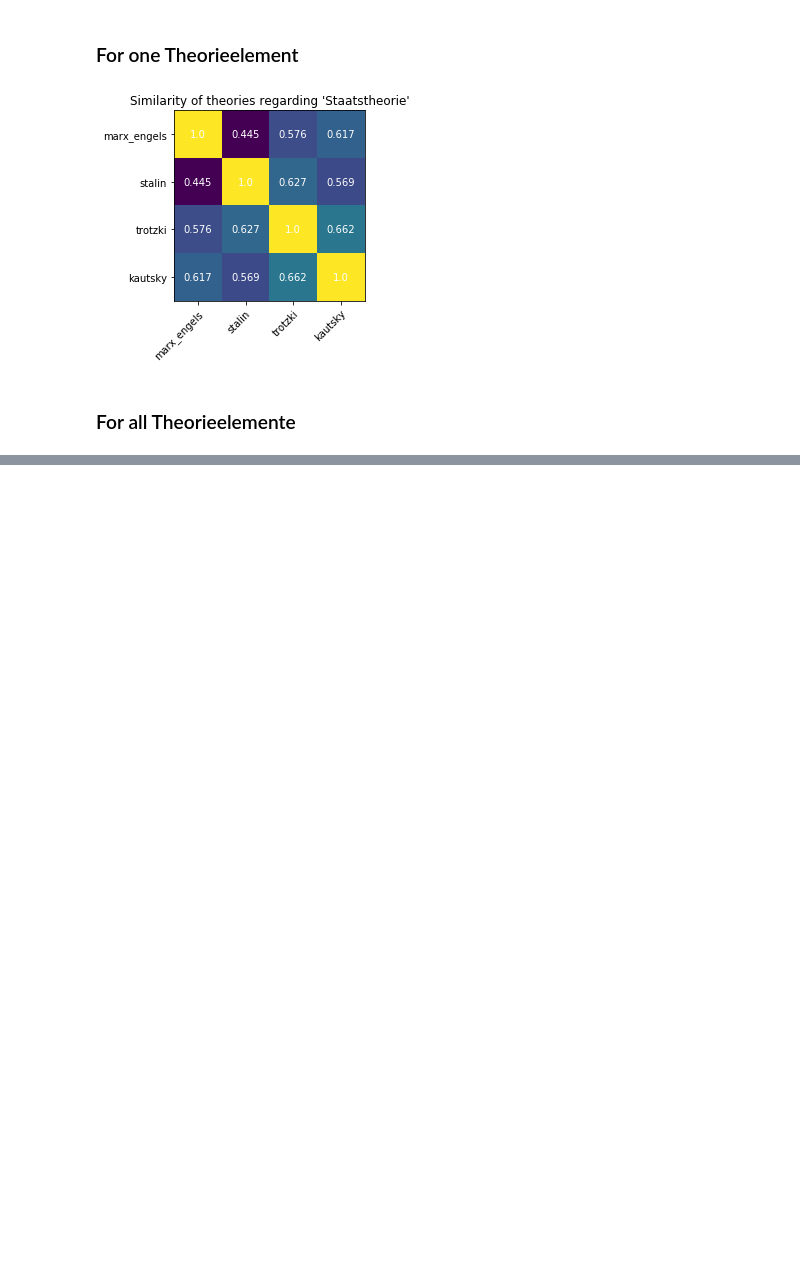
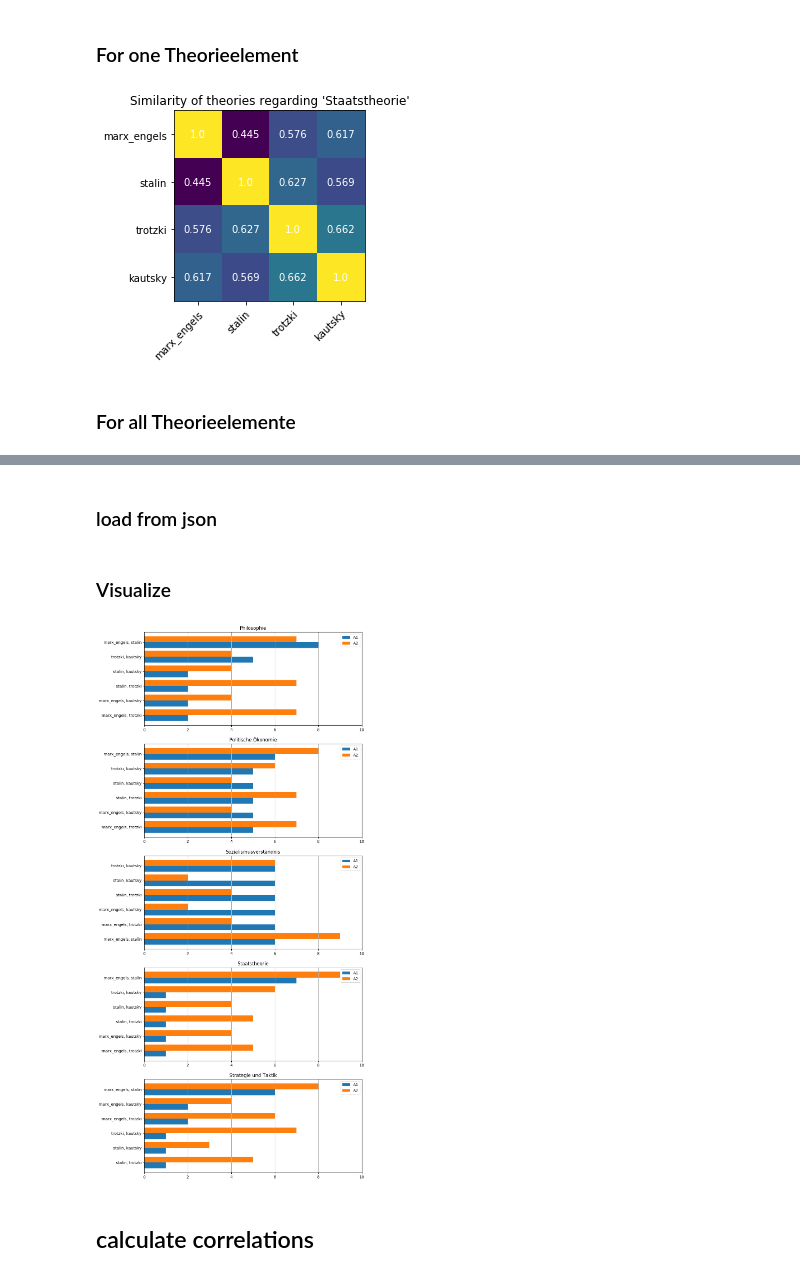
Before and after one commit to heinp/germarxcor, a Jupyter notebook: code/theory_embeddings.ipynb, the cells around one changed output, grey strips where cells are left out. Cells and saved outputs as stored; diff of their text form; code cells hidden in the pictures; blank space fills up the shorter version.

Commit message:
ground structure for everything

```diff
--- a/code/theory_embeddings.ipynb
+++ b/code/theory_embeddings.ipynb
@@ -248,0 +358,14 @@ WARNING! 'bündnis_n' not in vocabulary of bernstein!
+# %%
+def getID(name):
+    name = name.lower()
+    if name == "marx/engels":
+        name = "marx_engels"
+    return name
+# %%
+def get_cat(quest):
+    trans = {"... ihrer Sozialismusvorstellungen?": "Sozialismusverständnis",
+             "... ihrer ontologischen und epistemologischen Vorstellungen?": "Philosophie",
+             "... ihres Verständnisses der politischen Ökonomie?": "Politische Ökonomie",
+             "... ihrer Vorstellung von Strategie und Taktik?": "Strategie und Taktik",
+             "... ihrer Staatstheorie?": "Staatstheorie"}
+    return trans[quest]
@@ -248,0 +415,42 @@ WARNING! 'bündnis_n' not in vocabulary of bernstein!
+# %% [markdown]
+### load from json
+# %%
+annos_struct = []
+for file in glob.glob("similarities_a[0-9].json"):
+    with open(file) as json_file:
+        annos_struct.append(json.load(json_file))
+# %% [markdown]
+### Visualize
+# %%
+fig, axes = plt.subplots(len(term_cats))
+
+for cat, ax in zip(term_cats, axes):
+    reference = annos_struct[0][cat]
+    # filter doublettes and nans
+    reference = [((a1, a2), v) for a1, compares in reference.items() for a2, v in compares.items() if a1 != a2 and not math.isnan(v)]
+    reference.sort(key=lambda x: x[1])
+    reference = [x[0] for x in reference]
+
+    ind = np.arange(len(reference))
+    width = 1/len(annos_struct) - 2/(len(annos_struct)*10)
+
+    for i, anno in enumerate(annos_struct):
+        values = [anno[cat][a1][a2] for a1, a2 in reference]
+        ax.barh(ind+width*i, values, width, label=f"A{i+1}")
+
+    shift = width * 0.5 * (len(annos_struct) - 1)
+    y_labels = [", ".join(pair) for pair in reference]
+    ax.set(yticks=ind+shift, yticklabels=y_labels)
+    ax.legend()
+    ax.set_title(cat)
+    ax.set_xlim(0,10)
+    ax.grid(axis="x")
+
+height = len(term_cats) * (4 + 0.5*len(annos_struct))
+fig.set_size_inches(h=height, w=10)
+plt.savefig(f"figures/annotations.pdf")
+plt.show()
+# %% [output]
+[figure, added]
+# %% [markdown]
+## calculate correlations
```
Also changed, not shown: parts of 36 cells of this notebook.
